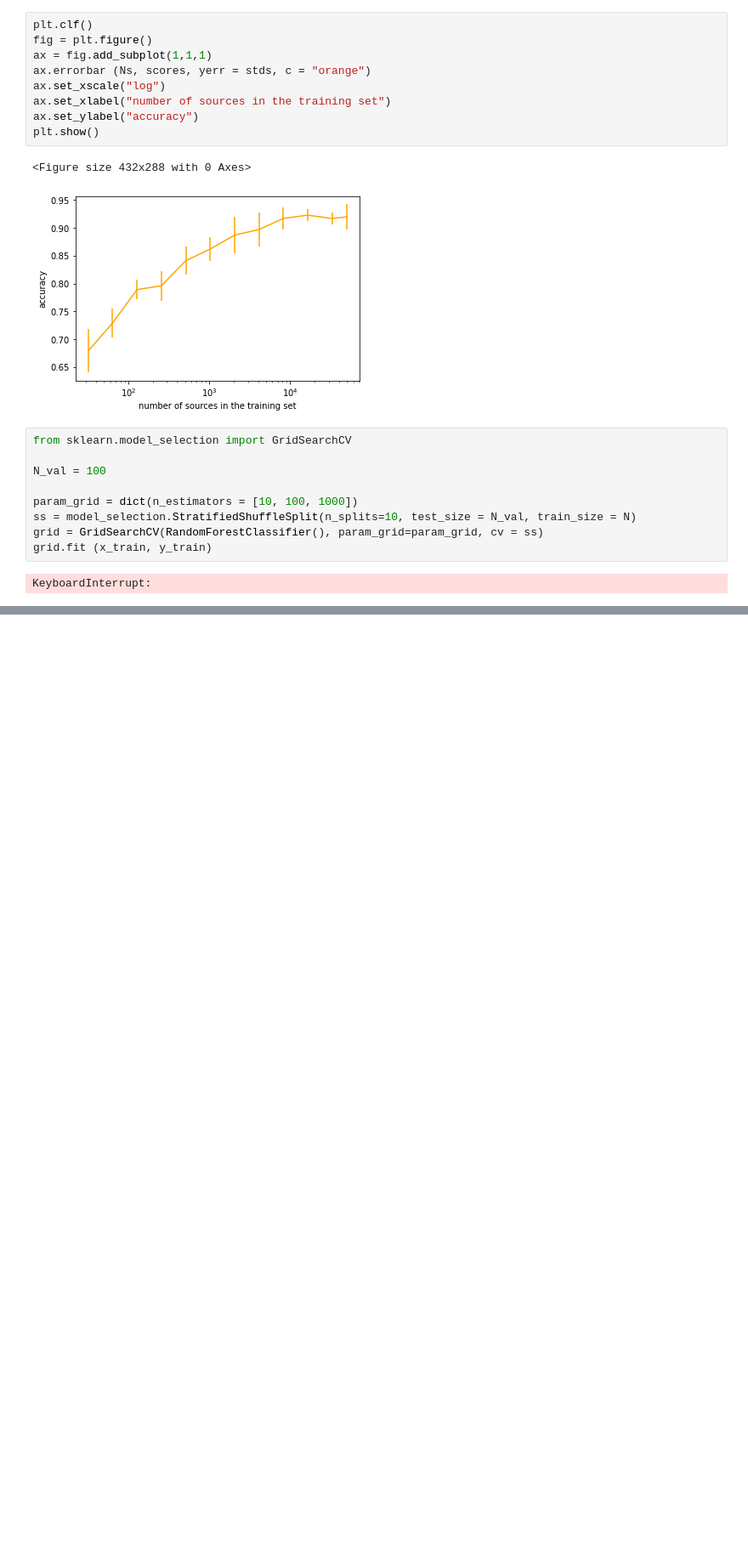
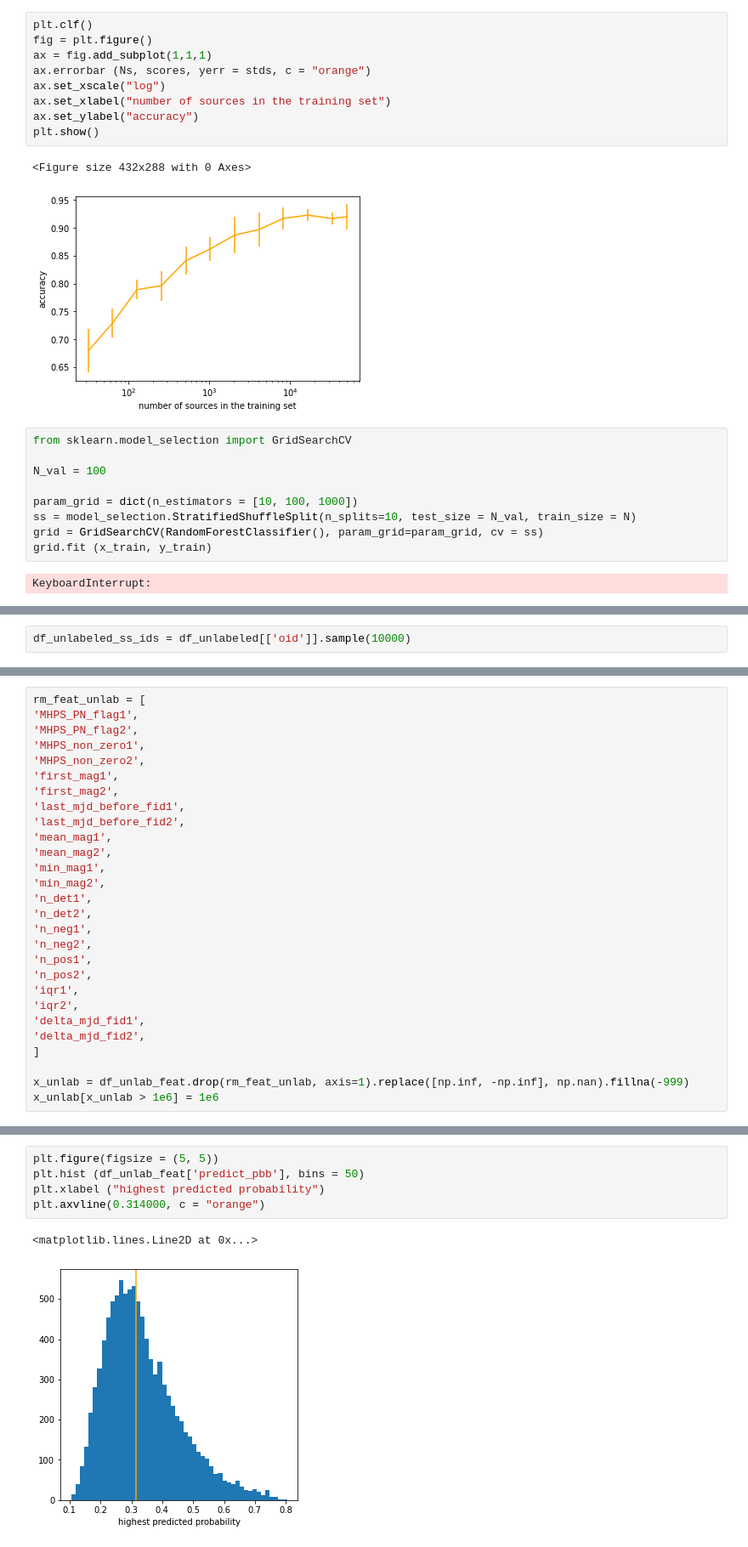
Before and after one commit to guille-c/ALeRCE_ML_DL, a Jupyter notebook: ALeRCE_ML_DL.ipynb, the cells around one changed output, grey strips where cells are left out. Shown at 85% size. Saved outputs shown, nothing was run; the diff lists cells and outputs as text; blank space fills up the shorter version.

```diff
--- a/ALeRCE_ML_DL.ipynb
+++ b/ALeRCE_ML_DL.ipynb
@@ -677,0 +693,2 @@ plot_confusion_matrix(cnf_matrix, classes=class_names, normalize=True,
+# %%
+df_unlabeled_ss_ids = df_unlabeled[['oid']].sample(10000)
@@ -677,0 +772,28 @@ plot_confusion_matrix(cnf_matrix, classes=class_names, normalize=True,
+# %%
+rm_feat_unlab = [
+'MHPS_PN_flag1',
+'MHPS_PN_flag2',
+'MHPS_non_zero1',
+'MHPS_non_zero2',
+'first_mag1',
+'first_mag2',
+'last_mjd_before_fid1',
+'last_mjd_before_fid2',
+'mean_mag1',
+'mean_mag2',
+'min_mag1',
+'min_mag2',
+'n_det1',
+'n_det2',
+'n_neg1',
+'n_neg2',
+'n_pos1',
+'n_pos2',
+'iqr1',
+'iqr2',
+'delta_mjd_fid1',
+'delta_mjd_fid2',
+]
+
+x_unlab = df_unlab_feat.drop(rm_feat_unlab, axis=1).replace([np.inf, -np.inf], np.nan).fillna(-999)
+x_unlab[x_unlab > 1e6] = 1e6
@@ -677,0 +869,8 @@ plot_confusion_matrix(cnf_matrix, classes=class_names, normalize=True,
+# %%
+plt.figure(figsize = (5, 5))
+plt.hist (df_unlab_feat['predict_pbb'], bins = 50)
+plt.xlabel ("highest predicted probability")
+plt.axvline(0.314000, c = "orange")
+# %% [output]
+<matplotlib.lines.Line2D at 0x...>
+[figure, added]
```
Also changed, not shown: parts of 60 cells of this notebook.
